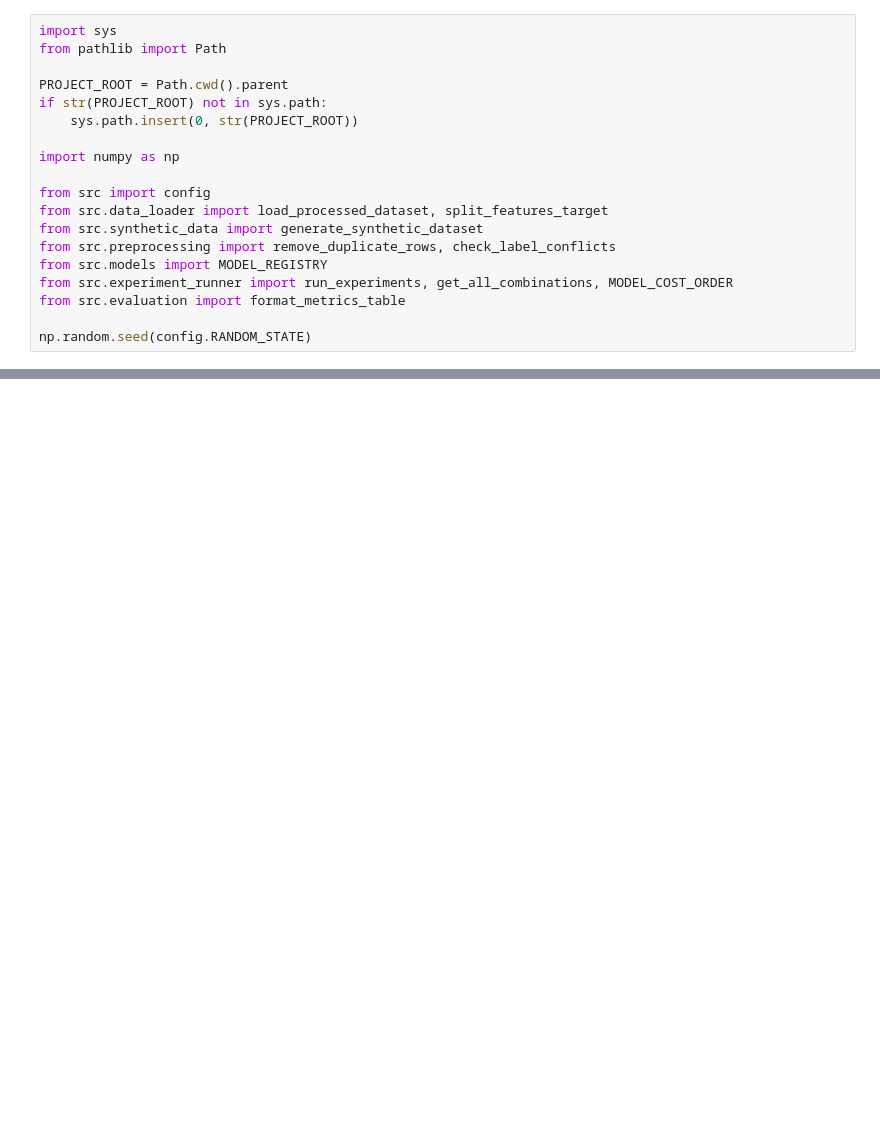
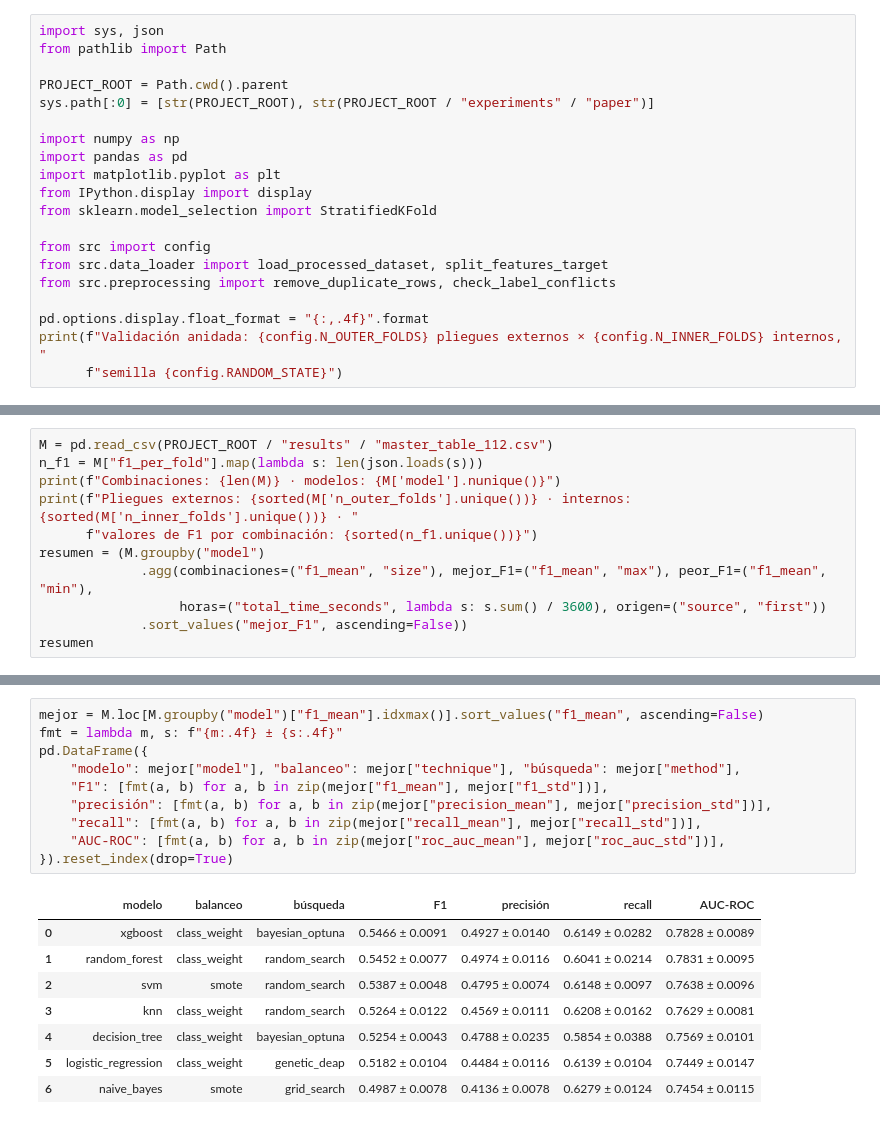
Before and after one commit to valeriaflorezs/Credit_Card_Project, a Jupyter notebook: notebooks/04_run_experiments.ipynb, the cells around one changed output, grey strips where cells are left out. Cells and saved outputs as stored; diff of their text form; blank space fills up the shorter version.

```diff
--- a/notebooks/04_run_experiments.ipynb
+++ b/notebooks/04_run_experiments.ipynb
@@ -14,19 +10,20 @@ Las salidas guardadas de este capítulo muestran solo las 40 combinaciones ejecu
 # %%
-import sys
+import sys, json
 from pathlib import Path
 
 PROJECT_ROOT = Path.cwd().parent
-if str(PROJECT_ROOT) not in sys.path:
-    sys.path.insert(0, str(PROJECT_ROOT))
+sys.path[:0] = [str(PROJECT_ROOT), str(PROJECT_ROOT / "experiments" / "paper")]
 
 import numpy as np
+import pandas as pd
+import matplotlib.pyplot as plt
+from IPython.display import display
+from sklearn.model_selection import StratifiedKFold
 
 from src import config
 from src.data_loader import load_processed_dataset, split_features_target
-from src.synthetic_data import generate_synthetic_dataset
 from src.preprocessing import remove_duplicate_rows, check_label_conflicts
-from src.models import MODEL_REGISTRY
-from src.experiment_runner import run_experiments, get_all_combinations, MODEL_COST_ORDER
-from src.evaluation import format_metrics_table
 
-np.random.seed(config.RANDOM_STATE)
+pd.options.display.float_format = "{:,.4f}".format
+print(f"Validación anidada: {config.N_OUTER_FOLDS} pliegues externos × {config.N_INNER_FOLDS} internos, "
+      f"semilla {config.RANDOM_STATE}")
@@ -160,0 +100,11 @@ El análisis de resultados continúa en el capítulo 05.
+# %%
+M = pd.read_csv(PROJECT_ROOT / "results" / "master_table_112.csv")
+n_f1 = M["f1_per_fold"].map(lambda s: len(json.loads(s)))
+print(f"Combinaciones: {len(M)} · modelos: {M['model'].nunique()}")
+print(f"Pliegues externos: {sorted(M['n_outer_folds'].unique())} · internos: {sorted(M['n_inner_folds'].unique())} · "
+      f"valores de F1 por combinación: {sorted(n_f1.unique())}")
+resumen = (M.groupby("model")
+             .agg(combinaciones=("f1_mean", "size"), mejor_F1=("f1_mean", "max"), peor_F1=("f1_mean", "min"),
+                  horas=("total_time_seconds", lambda s: s.sum() / 3600), origen=("source", "first"))
+             .sort_values("mejor_F1", ascending=False))
+resumen
@@ -160,0 +127,19 @@ El análisis de resultados continúa en el capítulo 05.
+# %%
+mejor = M.loc[M.groupby("model")["f1_mean"].idxmax()].sort_values("f1_mean", ascending=False)
+fmt = lambda m, s: f"{m:.4f} ± {s:.4f}"
+pd.DataFrame({
+    "modelo": mejor["model"], "balanceo": mejor["technique"], "búsqueda": mejor["method"],
+    "F1": [fmt(a, b) for a, b in zip(mejor["f1_mean"], mejor["f1_std"])],
+    "precisión": [fmt(a, b) for a, b in zip(mejor["precision_mean"], mejor["precision_std"])],
+    "recall": [fmt(a, b) for a, b in zip(mejor["recall_mean"], mejor["recall_std"])],
+    "AUC-ROC": [fmt(a, b) for a, b in zip(mejor["roc_auc_mean"], mejor["roc_auc_std"])],
+}).reset_index(drop=True)
+# %% [output]
+|  | modelo | balanceo | búsqueda | F1 | precisión | recall | AUC-ROC |
+| 0 | xgboost | class_weight | bayesian_optuna | 0.5466 ± 0.0091 | 0.4927 ± 0.0140 | 0.6149 ± 0.0282 | 0.7828 ± 0.0089 |
+| 1 | random_forest | class_weight | random_search | 0.5452 ± 0.0077 | 0.4974 ± 0.0116 | 0.6041 ± 0.0214 | 0.7831 ± 0.0095 |
+| 2 | svm | smote | random_search | 0.5387 ± 0.0048 | 0.4795 ± 0.0074 | 0.6148 ± 0.0097 | 0.7638 ± 0.0096 |
+| 3 | knn | class_weight | random_search | 0.5264 ± 0.0122 | 0.4569 ± 0.0111 | 0.6208 ± 0.0162 | 0.7629 ± 0.0081 |
+| 4 | decision_tree | class_weight | bayesian_optuna | 0.5254 ± 0.0043 | 0.4788 ± 0.0235 | 0.5854 ± 0.0388 | 0.7569 ± 0.0101 |
+| 5 | logistic_regression | class_weight | genetic_deap | 0.5182 ± 0.0104 | 0.4484 ± 0.0116 | 0.6139 ± 0.0104 | 0.7449 ± 0.0147 |
+| 6 | naive_bayes | smote | grid_search | 0.4987 ± 0.0078 | 0.4136 ± 0.0078 | 0.6279 ± 0.0124 | 0.7454 ± 0.0115 |
```
Also changed, not shown: parts of 23 cells of this notebook, 29 other files.
